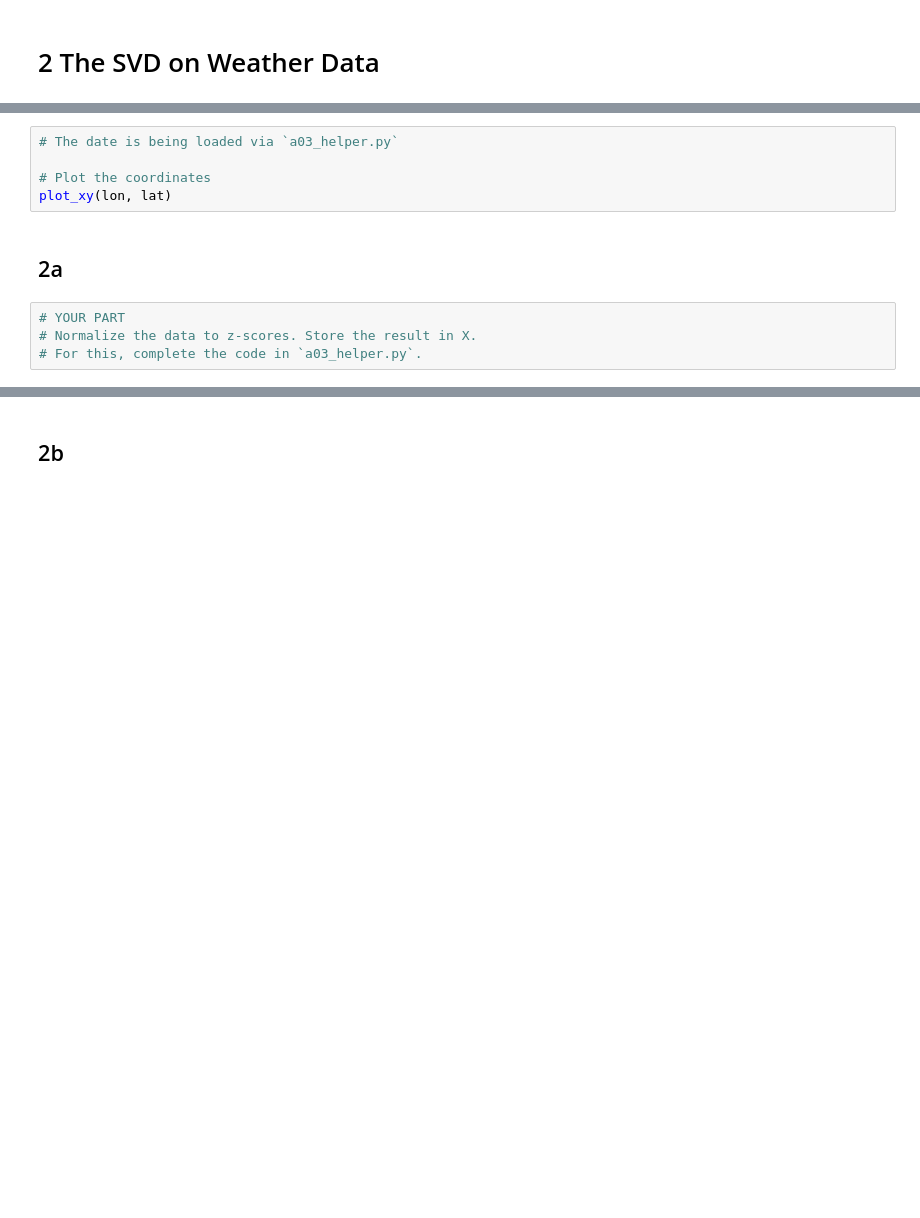
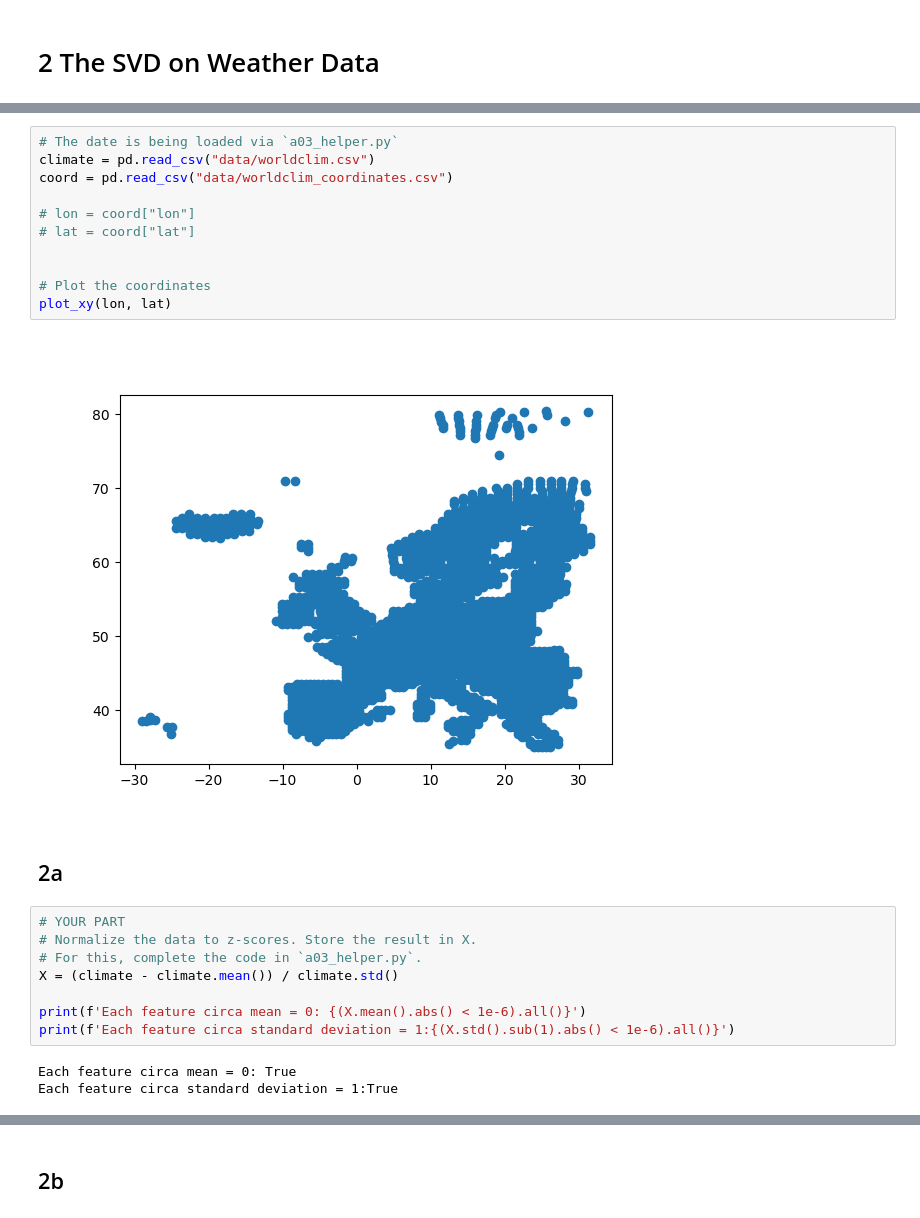
Before and after one commit to marmeepandya/MachineLearningAssignment, a Jupyter notebook: a03-svd/a03_2.ipynb, the cells around one changed output, grey strips where cells are left out. Drawn from its saved outputs; the diff is of its cells as text; blank space fills up the shorter version.

```diff
--- a/a03-svd/a03_2.ipynb
+++ b/a03-svd/a03_2.ipynb
@@ -13,14 +16,29 @@ from a03_helper import *
 # %%
 # The date is being loaded via `a03_helper.py`
+climate = pd.read_csv("data/worldclim.csv")
+coord = pd.read_csv("data/worldclim_coordinates.csv")
+
+# lon = coord["lon"]
+# lat = coord["lat"]
+
 
 # Plot the coordinates
 plot_xy(lon, lat)
+# %% [output]
+[figure, added]
 # %% [markdown]
 ## 2a
 # %%
 # YOUR PART
 # Normalize the data to z-scores. Store the result in X.
 # For this, complete the code in `a03_helper.py`.
+X = (climate - climate.mean()) / climate.std()
+
+print(f'Each feature circa mean = 0: {(X.mean().abs() < 1e-6).all()}')
+print(f'Each feature circa standard deviation = 1:{(X.std().sub(1).abs() < 1e-6).all()}')
+# %% [output]
+Each feature circa mean = 0: True
+Each feature circa standard deviation = 1:True
 # %%
 # Plot histograms of attributes
 nextplot()
```
Also changed, not shown: parts of 5 cells of this notebook.
